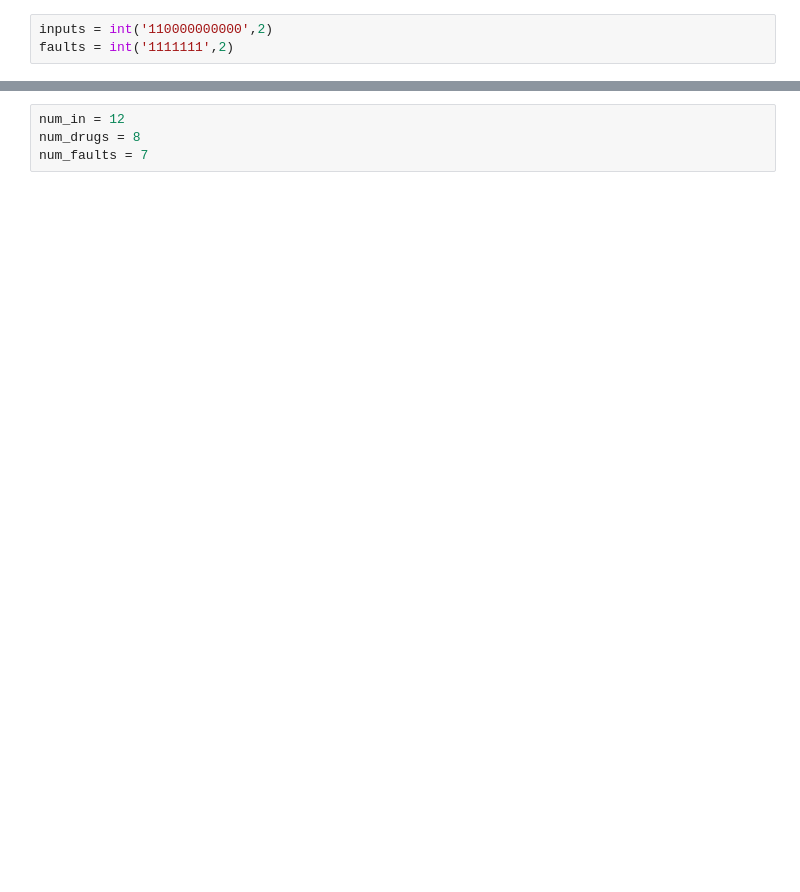
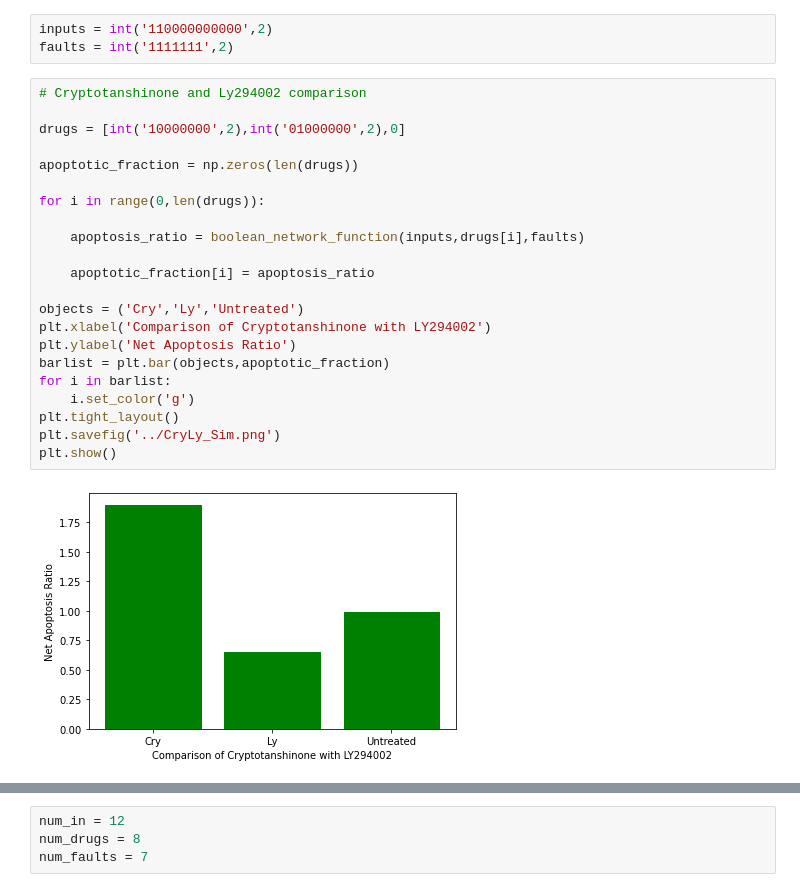
Before and after one commit to sarafradhika/Osteosarcoma_Boolean_Network, a Jupyter notebook: Osteosarcoma_Boolean_Network.ipynb, the cells around one changed output, grey strips where cells are left out. Cells and saved outputs as stored; diff of their text form; blank space fills up the shorter version.

```diff
--- a/Osteosarcoma_Boolean_Network.ipynb
+++ b/Osteosarcoma_Boolean_Network.ipynb
@@ -255,4 +503,28 @@ def boolean_network_function(inputs,drugs,faults):
 # %%
 inputs = int('110000000000',2)
 faults = int('1111111',2)
+# %%
+# Cryptotanshinone and Ly294002 comparison
+
+drugs = [int('10000000',2),int('01000000',2),0]
+
+apoptotic_fraction = np.zeros(len(drugs))
+
+for i in range(0,len(drugs)):
+
+    apoptosis_ratio = boolean_network_function(inputs,drugs[i],faults)
+
+    apoptotic_fraction[i] = apoptosis_ratio
+
+objects = ('Cry','Ly','Untreated')
+plt.xlabel('Comparison of Cryptotanshinone with LY294002')
+plt.ylabel('Net Apoptosis Ratio')
+barlist = plt.bar(objects,apoptotic_fraction)
+for i in barlist:
+    i.set_color('g')
+plt.tight_layout()
+plt.savefig('../CryLy_Sim.png')
+plt.show()
+# %% [output]
+[figure, added]
 # %%
```
Also changed, not shown: parts of 13 cells of this notebook, 17 other files.
